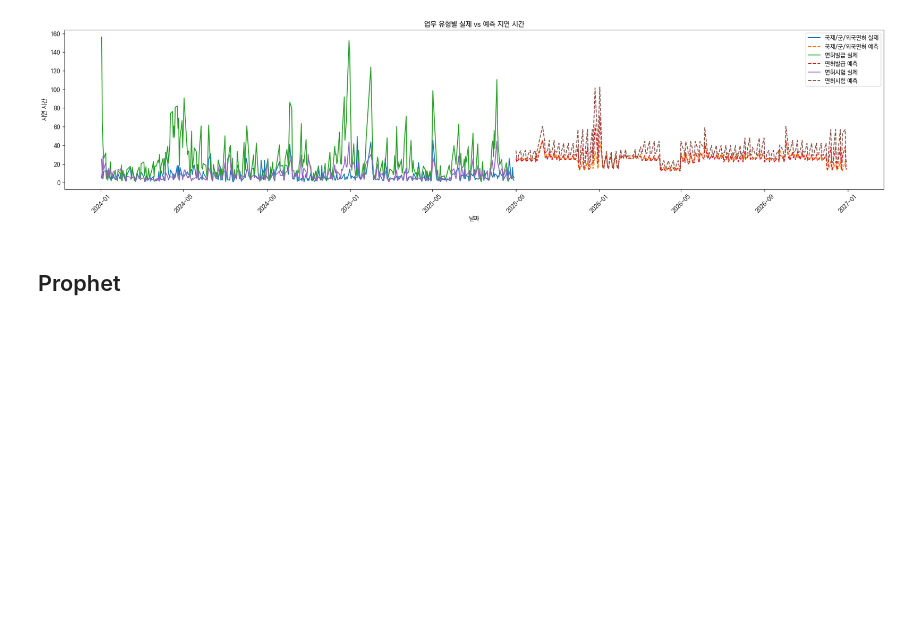
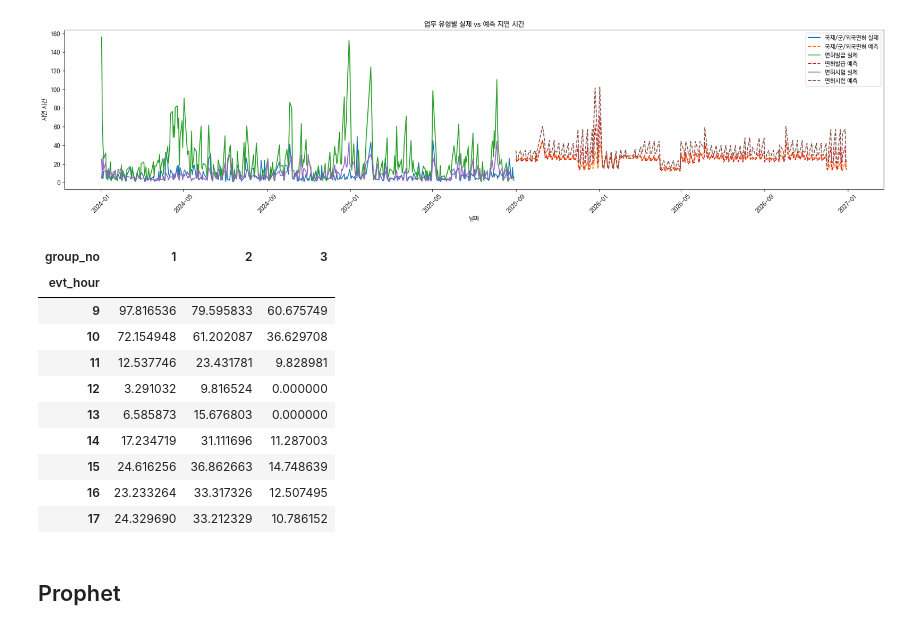
Before and after one commit to KnellBalm/KoRoad, a Jupyter notebook: DA_2025/Congest_Predict/modeling.ipynb, the cells around one changed output. Drawn from its saved outputs; the diff is of its cells as text; code cells hidden in the pictures; blank space fills up the shorter version.

```diff
--- a/DA_2025/Congest_Predict/modeling.ipynb
+++ b/DA_2025/Congest_Predict/modeling.ipynb
@@ -997,6 +998,28 @@ plt.tight_layout()
 plt.show()
 # %% [output]
 [figure]
+# %%
+import pandas as pd
+tmp = pd.read_csv('forecast_result.csv')
+
+tmp = tmp[
+    (tmp['evt_dt'] == '2025-11-10')
+    &(tmp['branch_cd'] == 800)
+    ]
+# %%
+tmp.pivot(index='evt_hour', columns='group_no', values='pred_delay')/60
+# %% [output]
+| group_no | 1 | 2 | 3 |
+| evt_hour |  |  |  |
+| 9 | 97.816536 | 79.595833 | 60.675749 |
+| 10 | 72.154948 | 61.202087 | 36.629708 |
+| 11 | 12.537746 | 23.431781 | 9.828981 |
+| 12 | 3.291032 | 9.816524 | 0.000000 |
+| 13 | 6.585873 | 15.676803 | 0.000000 |
+| 14 | 17.234719 | 31.111696 | 11.287003 |
+| 15 | 24.616256 | 36.862663 | 14.748639 |
+| 16 | 23.233264 | 33.317326 | 12.507495 |
+| 17 | 24.329690 | 33.212329 | 10.786152 |
 # %% [markdown]
 ## Prophet
 # %%
```
Also changed, not shown: parts of 2 cells of this notebook.
